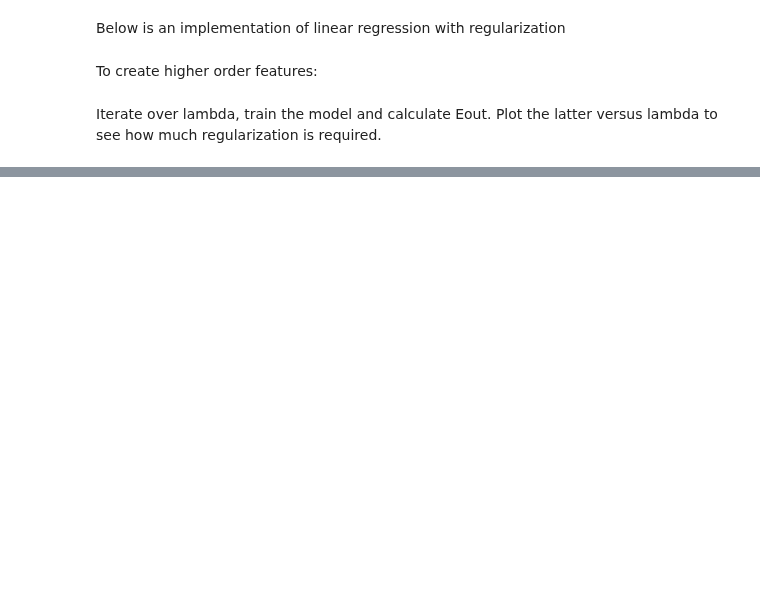
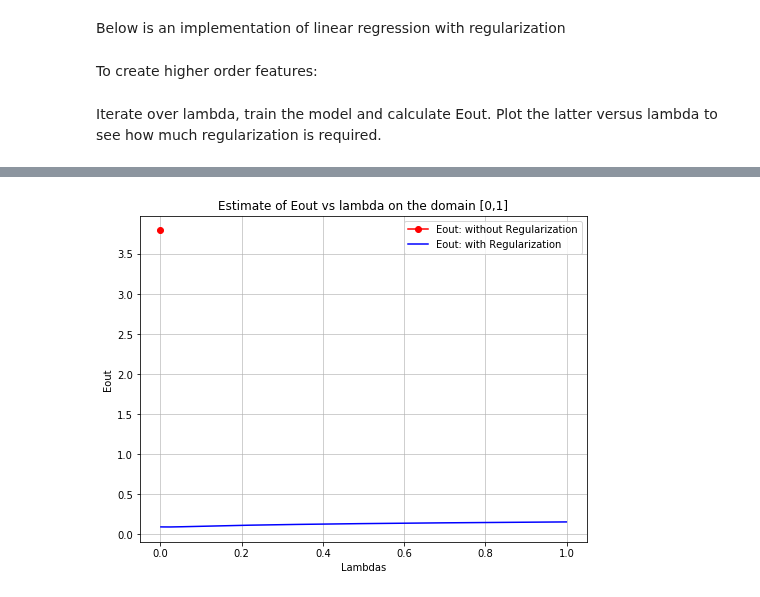
Before and after one commit to vipulpopat/MSCAI_Sem1_Etivity4, a Jupyter notebook: Etivity4_18195067_CE6002.ipynb, the cells around one changed output, grey strips where cells are left out. Cells and saved outputs as stored; diff of their text form; code cells hidden in the pictures; blank space fills up the shorter version.

```diff
--- a/Etivity4_18195067_CE6002.ipynb
+++ b/Etivity4_18195067_CE6002.ipynb
@@ -85,0 +151,17 @@ for l in lambdas:
+# %%
+# Plot the Regularization parameter lambda with Eout
+plt.figure(figsize=(8,6))
+
+# Plot for all 1000 values of lambdas[0,1]
+plt.plot(lambdas[0], eout[0], 'ro-', label='Eout: without Regularization')
+plt.plot(lambdas[1:], eout[1:], 'b-', label='Eout: with Regularization')
+
+plt.title('Estimate of Eout vs lambda on the domain [0,1]')
+plt.xlabel('Lambdas')
+plt.ylabel('Eout')
+
+plt.legend()
+plt.grid(alpha=0.75)
+plt.show()
+# %% [output]
+[figure, added]
```
Also changed, not shown: parts of 20 cells of this notebook.
